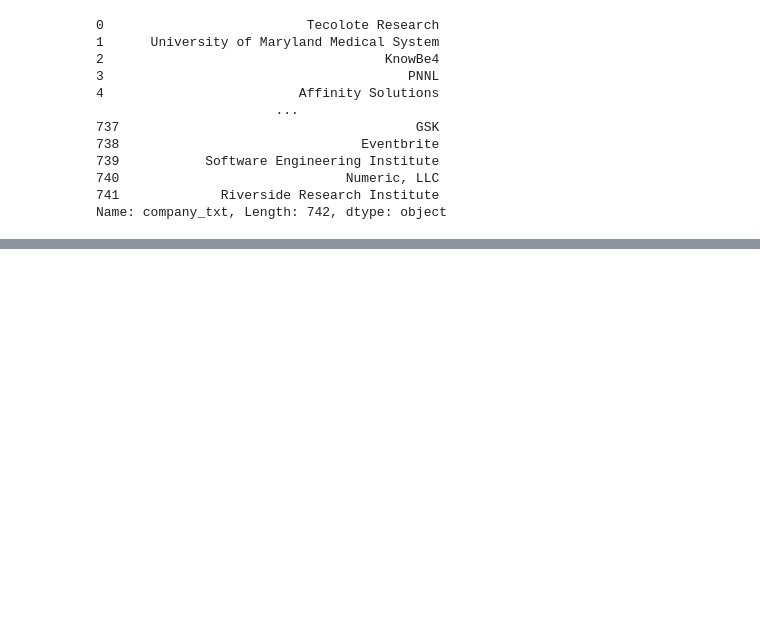
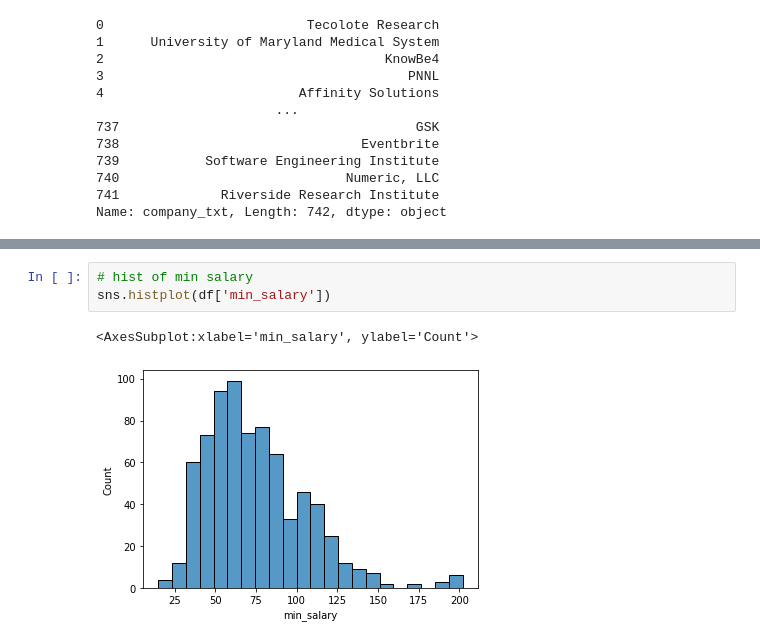
Before and after one commit to vaishnav22/glassdoor_dataScience, a Jupyter notebook: EDA.ipynb, the cells around one changed output, grey strips where cells are left out. Drawn from its saved outputs; the diff is of its cells as text; blank space fills up the shorter version.

```diff
--- a/EDA.ipynb
+++ b/EDA.ipynb
@@ -210,0 +248,6 @@ Name: company_txt, Length: 742, dtype: object
+# %%
+# hist of min salary
+sns.histplot(df['min_salary'])
+# %% [output]
+<AxesSubplot:xlabel='min_salary', ylabel='Count'>
+[figure, added]
```
Also changed, not shown: parts of 12 cells of this notebook.
